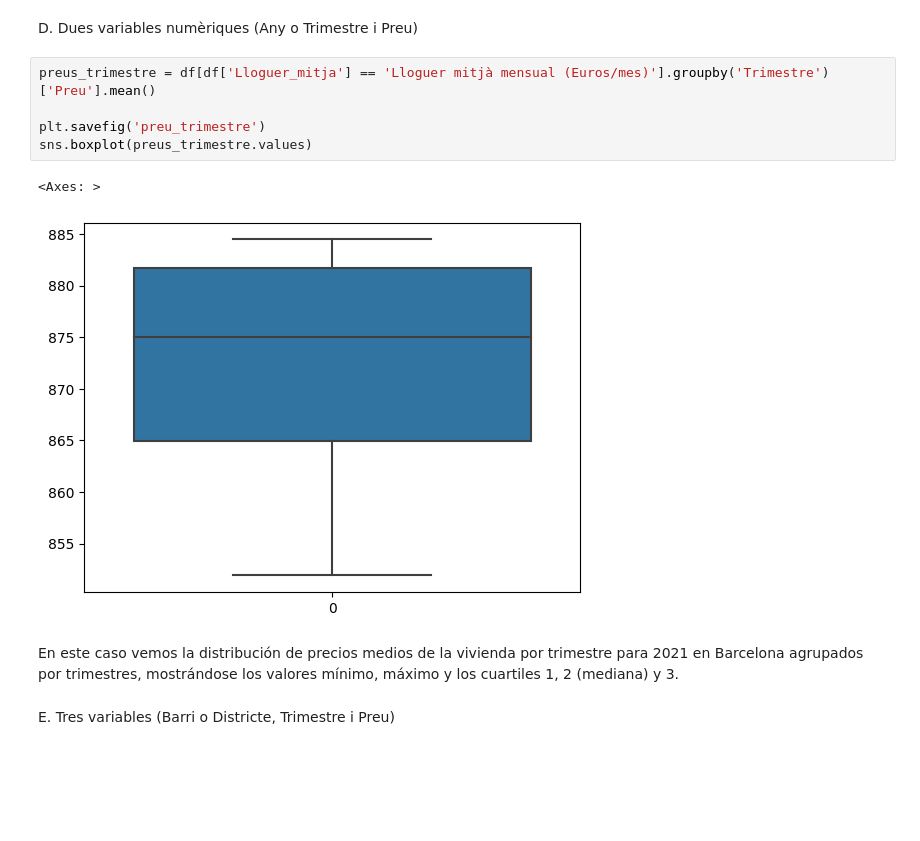
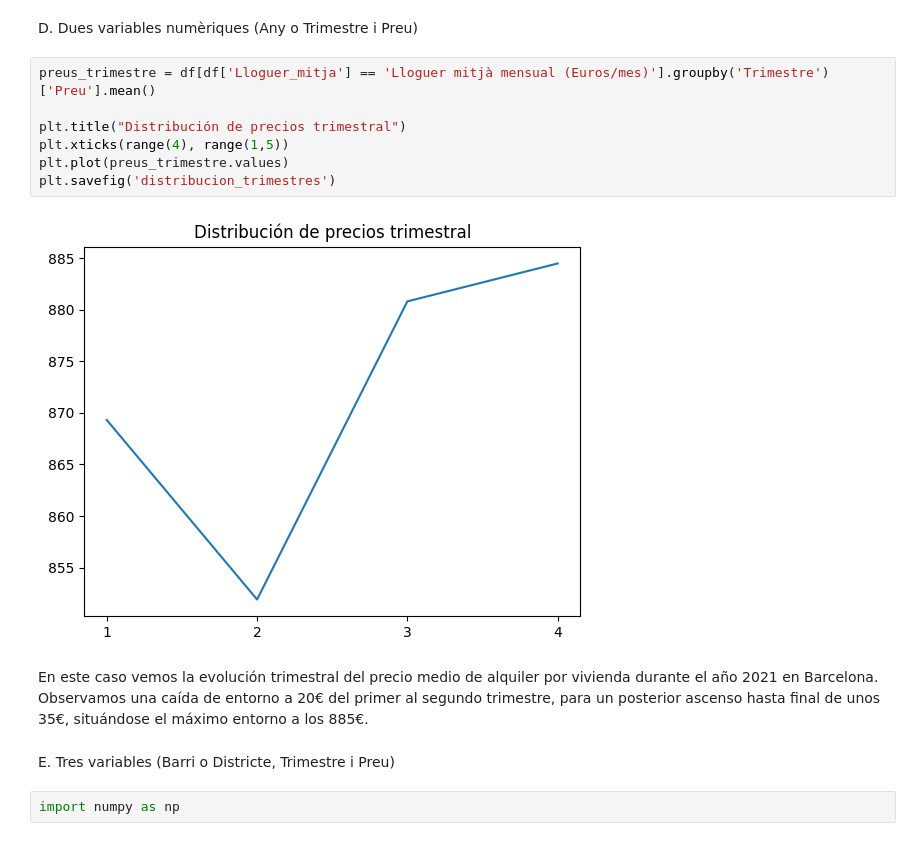
Before and after one commit to aar-x/visualitzacio_exploratoria, a Jupyter notebook: M4_T01.ipynb, the cells around one changed output. Drawn from its saved outputs; the diff is of its cells as text; blank space fills up the shorter version.

```diff
--- a/M4_T01.ipynb
+++ b/M4_T01.ipynb
@@ -265,15 +281,18 @@ D. Dues variables numèriques (Any o Trimestre i Preu)
 # %%
 preus_trimestre = df[df['Lloguer_mitja'] == 'Lloguer mitjà mensual (Euros/mes)'].groupby('Trimestre')['Preu'].mean()
 
-plt.savefig('preu_trimestre')
-sns.boxplot(preus_trimestre.values)
+plt.title("Distribución de precios trimestral")
+plt.xticks(range(4), range(1,5))
+plt.plot(preus_trimestre.values)
+plt.savefig('distribucion_trimestres')
 # %% [output]
-<Axes: >
-[figure, old version]
+[figure, new version]
-# %% [markdown]
-En este caso vemos la distribución de precios medios de la vivienda por trimestre para 2021 en Barcelona agrupados por trimestres, mostrándose los valores mínimo, máximo y los cuartiles 1, 2 (mediana) y 3.
+# %% [markdown]
+En este caso vemos la evolución trimestral del precio medio de alquiler por vivienda durante el año 2021 en Barcelona. Observamos una caída de entorno a 20€ del primer al segundo trimestre, para un posterior ascenso hasta final de unos 35€, situándose el máximo entorno a los 885€.
 # %% [markdown]
 E. Tres variables (Barri o Districte, Trimestre i Preu)
+# %%
+import numpy as np
 # %%
 d = {}
 bar = {}
```
Also changed, not shown: parts of 93 cells of this notebook.
